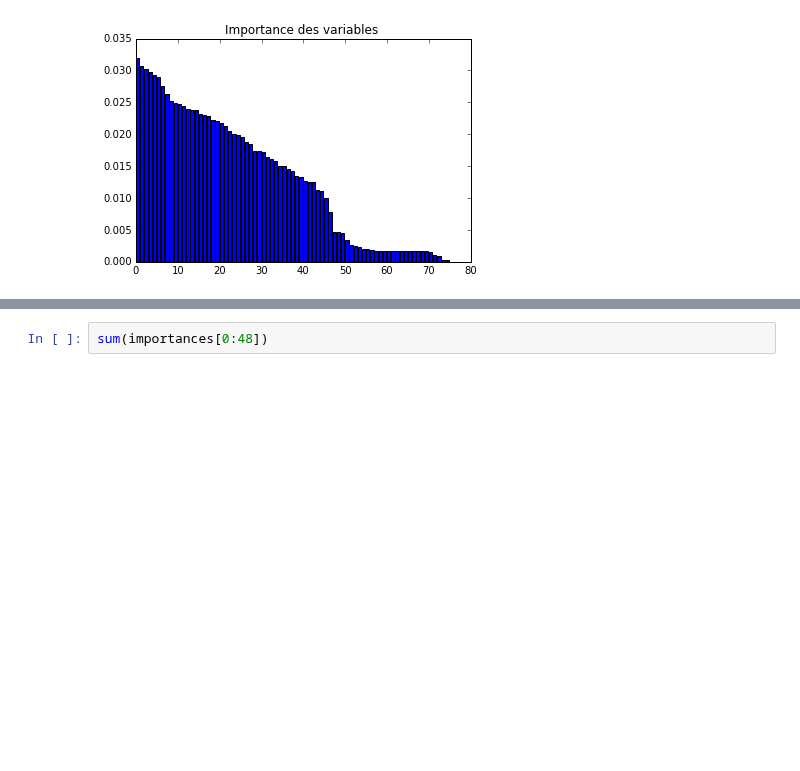
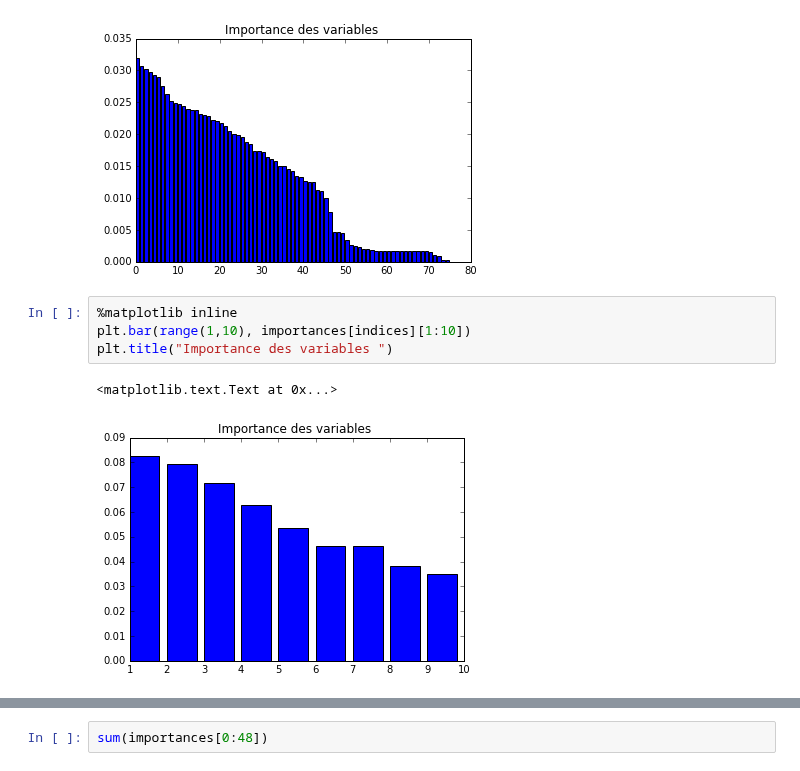
Before and after one commit to imachraoui/Buzz-social-media, a Jupyter notebook: Project-Buzz.ipynb, the cells around one changed output, grey strips where cells are left out. Saved outputs shown, nothing was run; the diff lists cells and outputs as text; blank space fills up the shorter version.

```diff
--- a/Project-Buzz.ipynb
+++ b/Project-Buzz.ipynb
@@ -102,3 +143,10 @@ plt.title("Importance des variables ")
 # %% [output]
 <matplotlib.text.Text at 0x...>
 [figure]
+# %%
+%matplotlib inline
+plt.bar(range(1,10), importances[indices][1:10])
+plt.title("Importance des variables ")
+# %% [output]
+<matplotlib.text.Text at 0x...>
+[figure, added]
```
Also changed, not shown: parts of 11 cells of this notebook.
